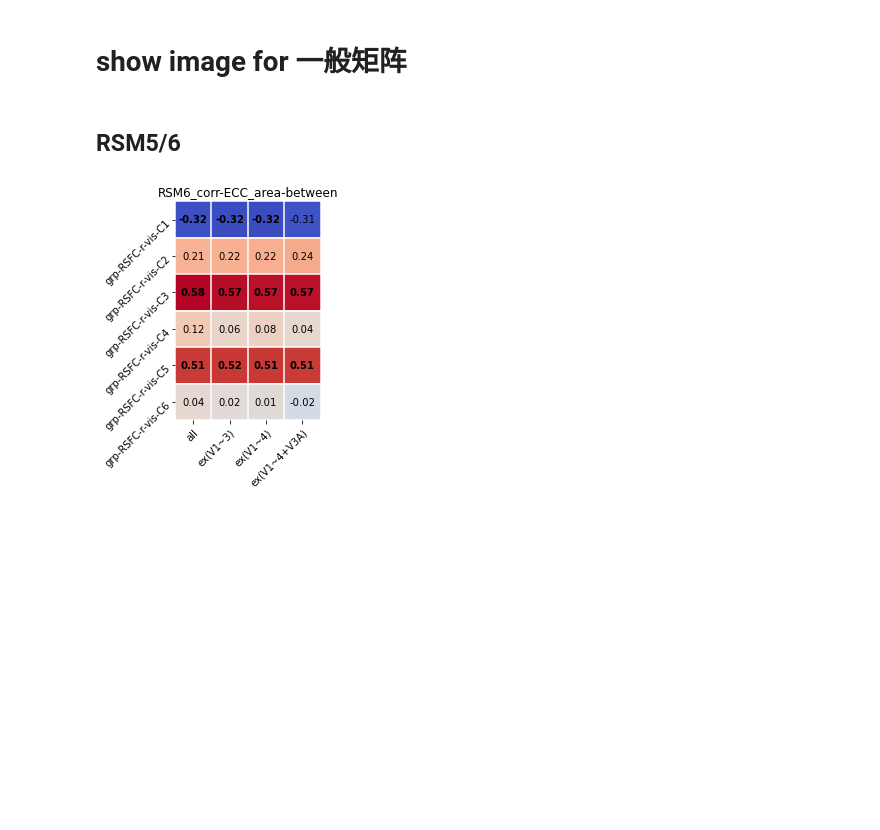
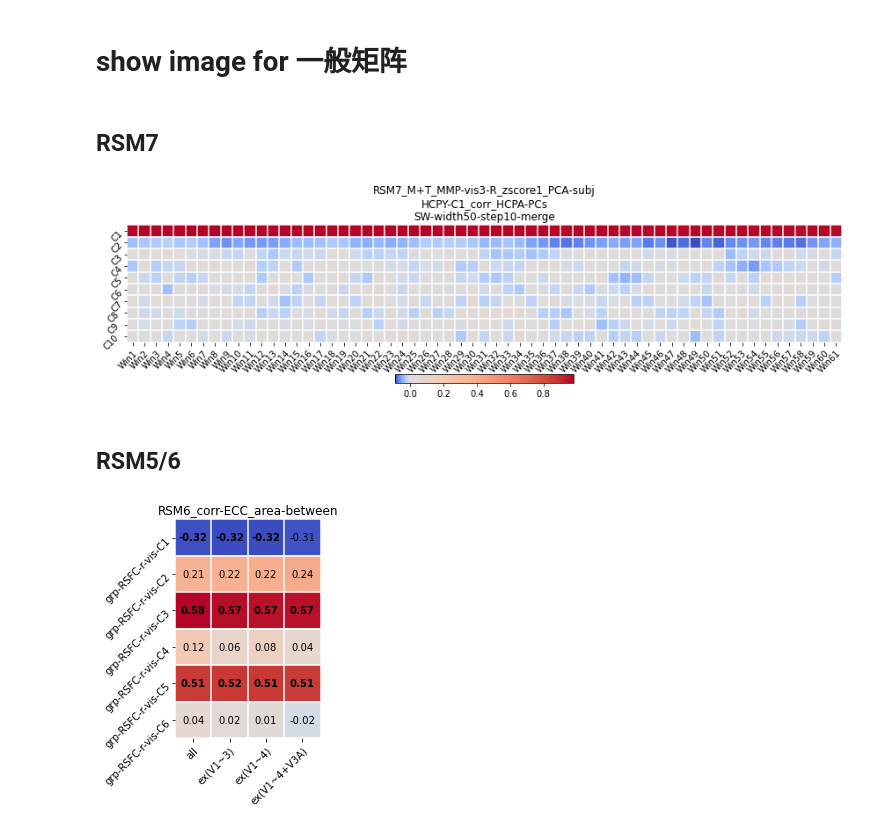
Before and after one commit to BNUCNL/nibrain, a Jupyter notebook: cxy_visual_dev/scripts/plot_RSM.ipynb, the cells around one changed output. Saved outputs shown, nothing was run; the diff lists cells and outputs as text; code cells hidden in the pictures; blank space fills up the shorter version.

Commit message:
cxy_visual_dev: calc and plot HCPY-PC12_corr_HCPDA-PCs

```diff
--- a/cxy_visual_dev/scripts/plot_RSM.ipynb
+++ b/cxy_visual_dev/scripts/plot_RSM.ipynb
@@ -15,7 +15,8 @@ if not os.path.isdir(work_dir):
 # %% [markdown]
 # show image for 一般矩阵
 # %%
-def plot_mat(fpath, rows, cols, mtc, out_file, figsize, title, show_value, show_name, show_grid, show_cbar):
+def plot_mat(fpath, rows, cols, mtc, out_file, figsize, title, show_value, show_name, show_grid, show_cbar,
+             row_names=None, col_names=None, cbar_orientation='vertical', cbar_shrink=1.0):
     """
     show image for 一般矩阵
 
@@ -53,17 +54,21 @@ def plot_mat(fpath, rows, cols, mtc, out_file, figsize, title, show_value, show_
     xticks = np.arange(n_col)
     yticks = np.arange(n_row)
     img = ax.imshow(r_arr, 'coolwarm', norm=MidpointNormalize(midpoint=0.))
+    if row_names is None:
+        row_names = rows
+    if col_names is None:
+        col_names = cols
     if show_cbar:
-        fig.colorbar(img)
+        fig.colorbar(img, orientation=cbar_orientation, shrink=cbar_shrink)
     if show_name:
         ax.set_xticks(xticks)
-        ax.set_xticklabels(cols)
+        ax.set_xticklabels(col_names)
         plt.setp(ax.get_xticklabels(), rotation=45, ha="right",
                 rotation_mode="anchor")
         plt.setp(ax.get_yticklabels(), rotation=45, ha="right",
                 rotation_mode="anchor")
         ax.set_yticks(yticks)
-        ax.set_yticklabels(rows)
+        ax.set_yticklabels(row_names)
     else:
         ax.tick_params(left=False, labelleft=False, bottom=False, labelbottom=False)
     ax.set_title(title)
@@ -100,6 +105,28 @@ def plot_mat(fpath, rows, cols, mtc, out_file, figsize, title, show_value, show_
         fig.show()
     else:
         fig.savefig(out_file)
+# %% [markdown]
+## RSM7
+# %%
+figsize=(12, 3.8)
+n_win = 61
+dataset_name = 'HCPA'
+hcpy_pc_name = 'C1'
+title1 = 'RSM7_M+T_MMP-vis3-R_zscore1_PCA-subj'
+title2 = f'HCPY-{hcpy_pc_name}_corr_{dataset_name}-PCs'
+title3 = 'SW-width50-step10-merge'
+rows = 'all'
+cols = [f'HCPY-{hcpy_pc_name}_corr_Win{i}' for i in range(1, n_win + 1)]
+col_names = [f'Win{i}' for i in range(1, n_win + 1)]
+
+fpath = pjoin(anal_dir, f'RSM/{title1}_HCPY_corr_{dataset_name}_{title3}.pkl')
+plot_mat(fpath=fpath, rows=rows, cols=cols, mtc=False,
+         out_file=pjoin(work_dir, f"RSM7_{title2}.jpg"),
+         figsize=figsize, title=f'{title1}\n{title2}\n{title3}', show_name=True,
+         show_value=False, show_grid=True, show_cbar=True, col_names=col_names,
+         cbar_orientation='horizontal', cbar_shrink=0.25)
+# %% [output]
+[figure, added]
 # %% [markdown]
 ## RSM5/6
 # %%
```
Also changed, not shown: 1 other file.
